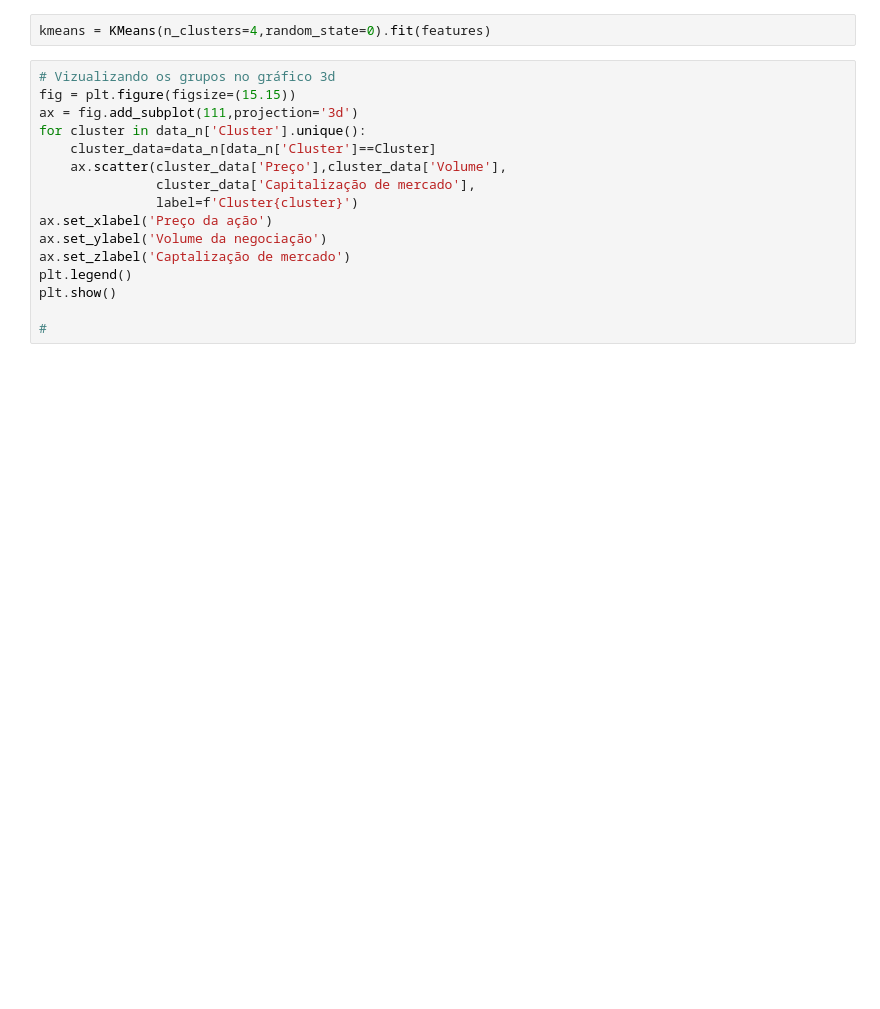
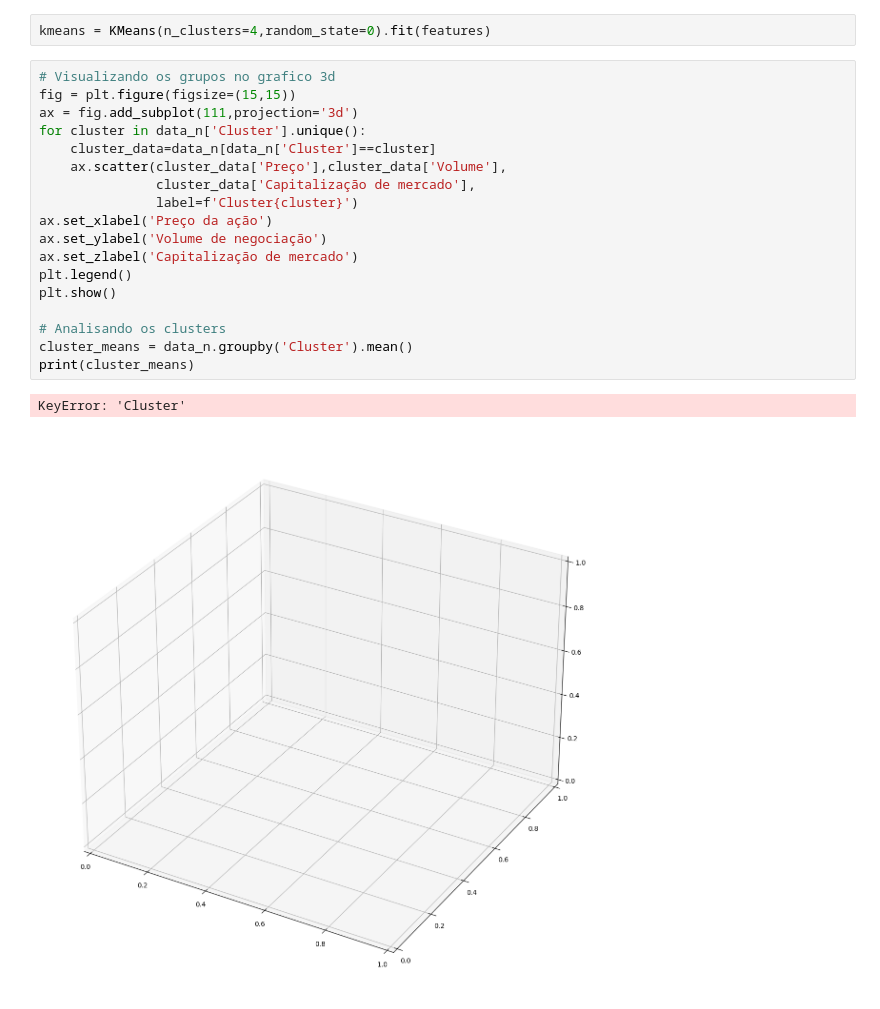
Before and after one commit to LuizEduardoBS/IABD_Inteligencia_Artificial_E_Big_Data, a Jupyter notebook: Aula_16/ex2.ipynb, the cells around one changed output. Drawn from its saved outputs; the diff is of its cells as text; blank space fills up the shorter version.

```diff
--- a/Aula_16/ex2.ipynb
+++ b/Aula_16/ex2.ipynb
@@ -36,18 +36,23 @@ features = data_n[['Preço','Volume','Capitalização de mercado']]
 # %%
 kmeans = KMeans(n_clusters=4,random_state=0).fit(features)
 # %%
-# Vizualizando os grupos no gráfico 3d
-fig = plt.figure(figsize=(15.15))
+# Visualizando os grupos no grafico 3d
+fig = plt.figure(figsize=(15,15))
 ax = fig.add_subplot(111,projection='3d')
 for cluster in data_n['Cluster'].unique():
-    cluster_data=data_n[data_n['Cluster']==Cluster]
+    cluster_data=data_n[data_n['Cluster']==cluster]
     ax.scatter(cluster_data['Preço'],cluster_data['Volume'],
                cluster_data['Capitalização de mercado'],
                label=f'Cluster{cluster}')
 ax.set_xlabel('Preço da ação')
-ax.set_ylabel('Volume da negociação')
-ax.set_zlabel('Captalização de mercado')
+ax.set_ylabel('Volume de negociação')
+ax.set_zlabel('Capitalização de mercado')
 plt.legend()
 plt.show()
 
-#
+# Analisando os clusters
+cluster_means = data_n.groupby('Cluster').mean()
+print(cluster_means)
+# %% [output]
+KeyError: 'Cluster'
+[figure, added]
```
